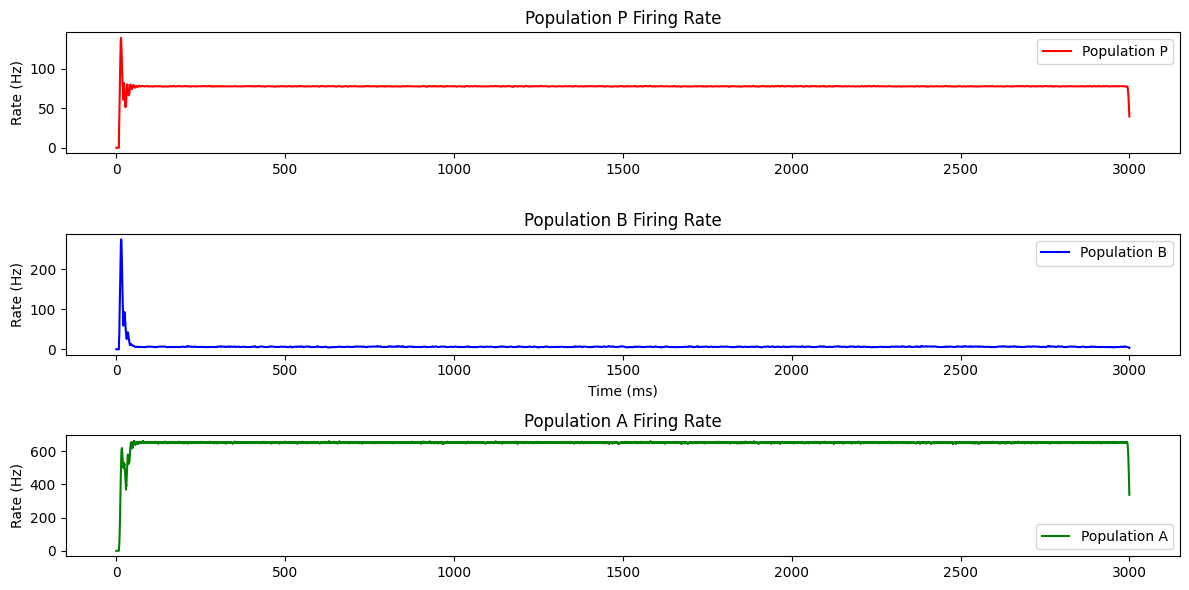
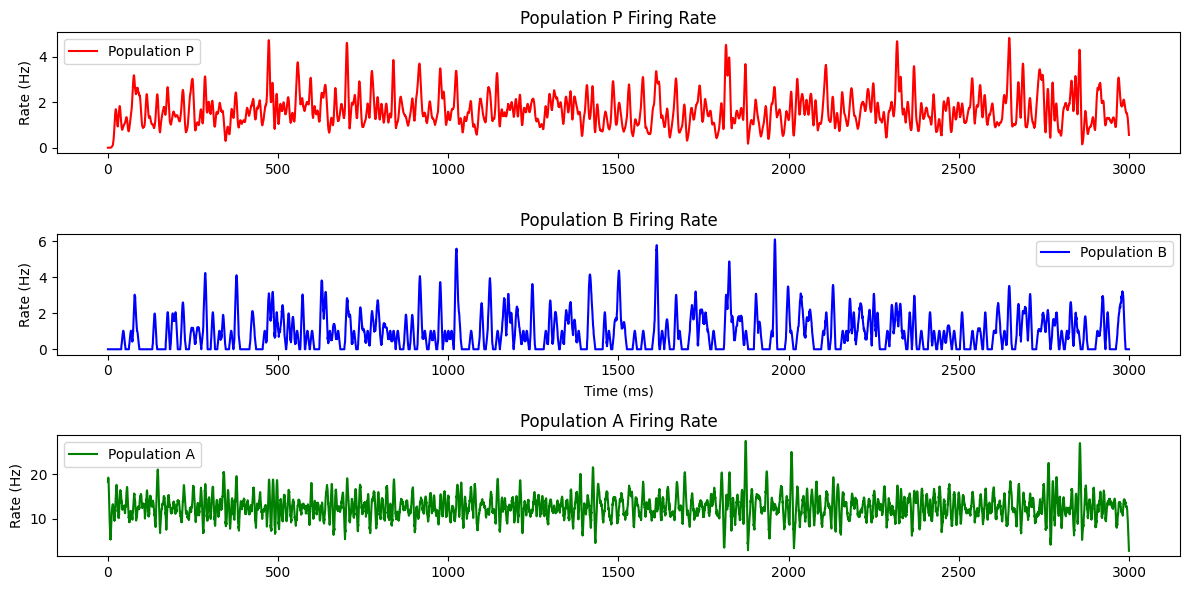
The notebook cell's code change between the first figure and the second:
--- before
+++ after
@@ -33,2 +33,16 @@
 plt.show()
 
+
+# Calculate the average I_ext over time
+#average_I_ext = statemon.I_ext.mean(axis=0)
+
+# Calculate the average I_ext over time
+average_I_ext = np.mean(statemon.I_ext, axis=0)
+
+# Plot the average I_ext over time
+plt.plot(statemon.t / ms, average_I_ext / amp)
+plt.xlabel('Time (ms)')
+plt.ylabel('Average I_ext (A)')
+plt.title('Average External Current (I_ext) Over Time')
+plt.show()
+

Commit: Add files via upload